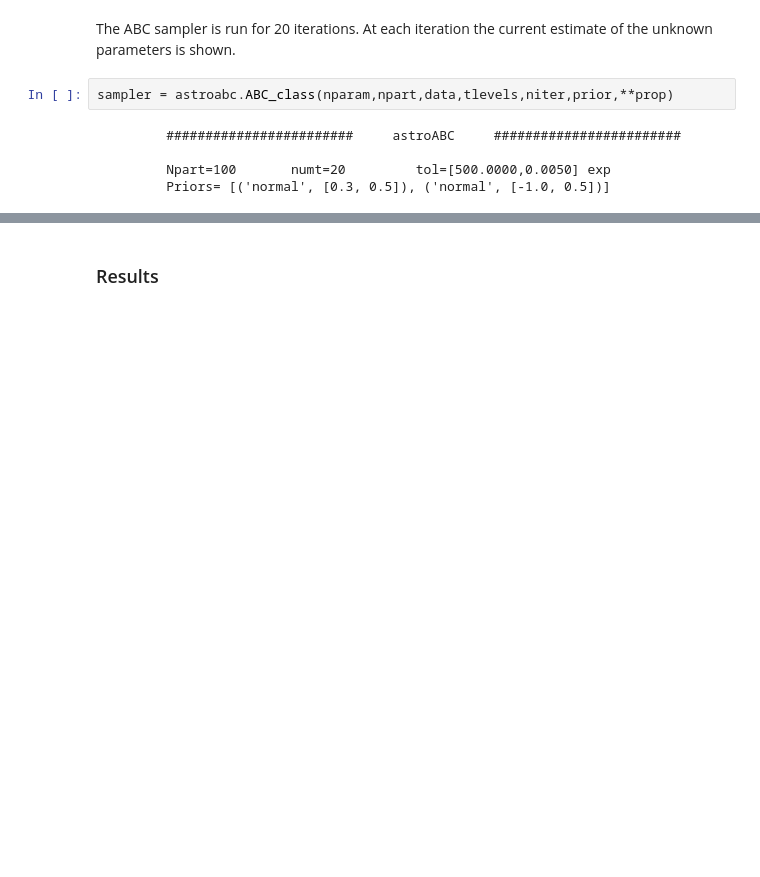
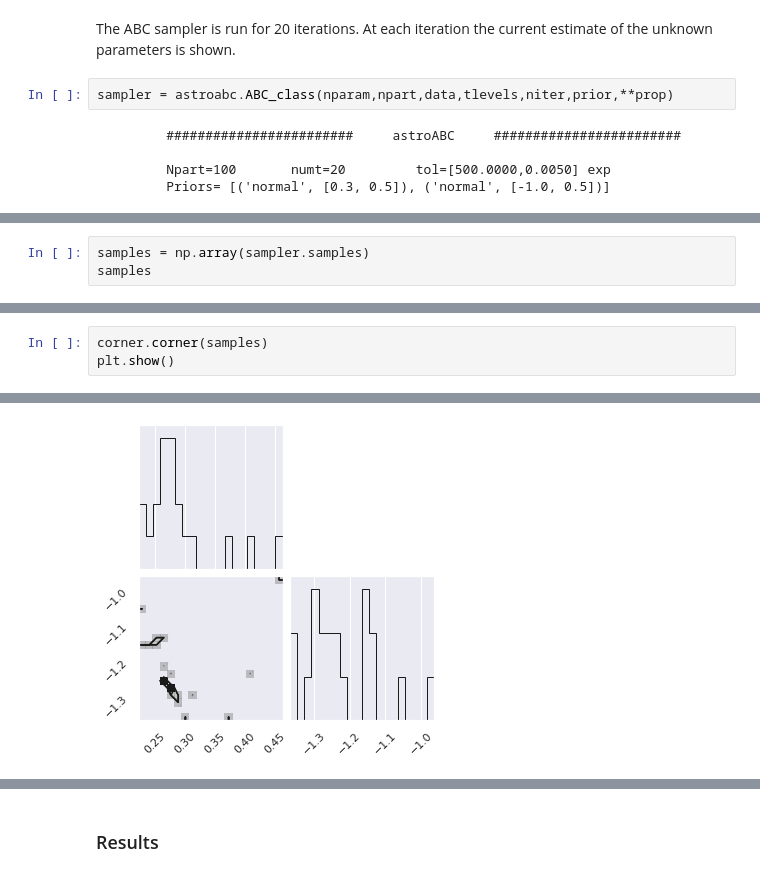
Before and after one commit to igomezv/astroABC, a Jupyter notebook: examples/supernovae.ipynb, the cells around one changed output, grey strips where cells are left out. Drawn from its saved outputs; the diff is of its cells as text; blank space fills up the shorter version.

```diff
--- a/examples/supernovae.ipynb
+++ b/examples/supernovae.ipynb
@@ -194,0 +198,3 @@ result = sampler.sample(ABCsimulation)
+# %%
+samples = np.array(sampler.samples)
+samples
@@ -194,0 +222,4 @@ result = sampler.sample(ABCsimulation)
+# %%
+corner.corner(samples)
+plt.show()
+# %% [output]
@@ -194,0 +227 @@ result = sampler.sample(ABCsimulation)
+[figure, added]
```
Also changed, not shown: parts of 8 cells of this notebook, 1 other file.
